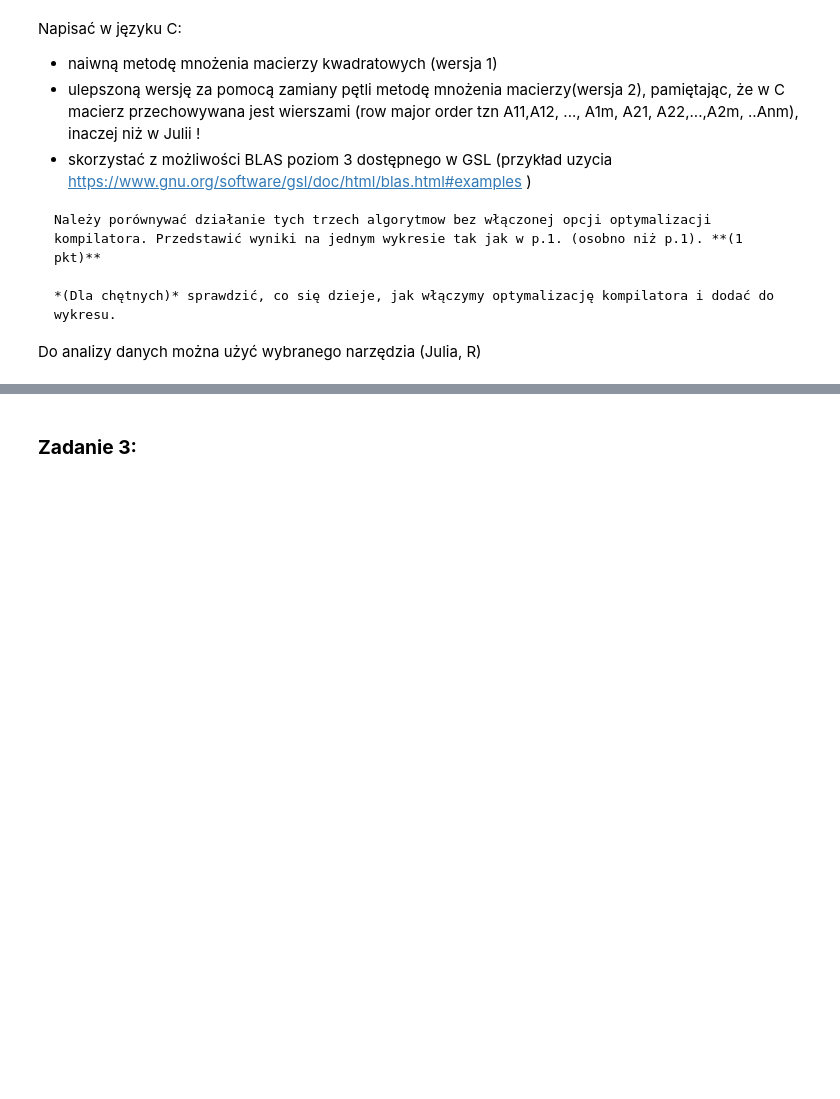
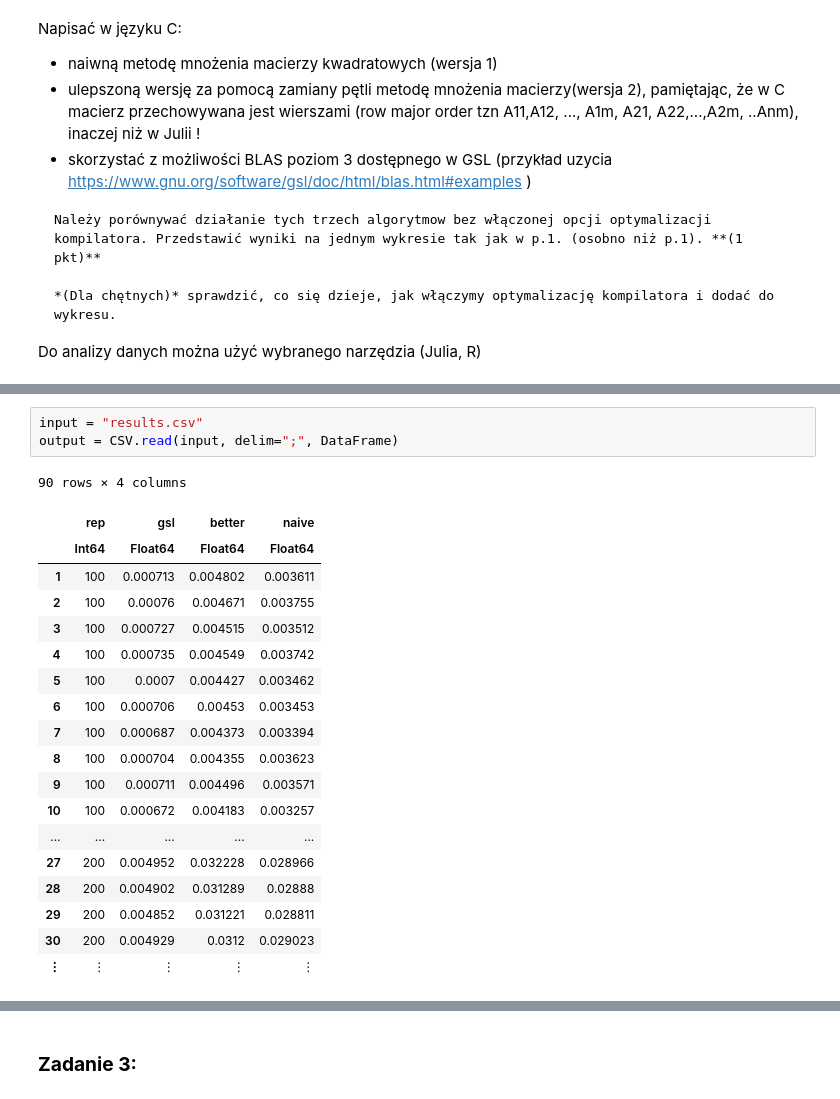
Before and after one commit to jkbstepien/MOWNIT-2022, a Jupyter notebook: lab5/lab5_mownit_jkbstepien.ipynb, the cells around one changed output, grey strips where cells are left out. Saved outputs shown, nothing was run; the diff lists cells and outputs as text; blank space fills up the shorter version.

```diff
--- a/lab5/lab5_mownit_jkbstepien.ipynb
+++ b/lab5/lab5_mownit_jkbstepien.ipynb
@@ -143,0 +316,23 @@ Do analizy danych można użyć wybranego narzędzia (Julia, R)
+# %%
+input = "results.csv"
+output = CSV.read(input, delim=";", DataFrame)
+# %% [output]
+90 rows × 4 columns
+|  | rep | gsl | better | naive |
+|  | Int64 | Float64 | Float64 | Float64 |
+| 1 | 100 | 0.000713 | 0.004802 | 0.003611 |
+| 2 | 100 | 0.00076 | 0.004671 | 0.003755 |
+| 3 | 100 | 0.000727 | 0.004515 | 0.003512 |
+| 4 | 100 | 0.000735 | 0.004549 | 0.003742 |
+| 5 | 100 | 0.0007 | 0.004427 | 0.003462 |
+| 6 | 100 | 0.000706 | 0.00453 | 0.003453 |
+| 7 | 100 | 0.000687 | 0.004373 | 0.003394 |
+| 8 | 100 | 0.000704 | 0.004355 | 0.003623 |
+| 9 | 100 | 0.000711 | 0.004496 | 0.003571 |
+| 10 | 100 | 0.000672 | 0.004183 | 0.003257 |
+| ... | ... | ... | ... | ... |
+| 27 | 200 | 0.004952 | 0.032228 | 0.028966 |
+| 28 | 200 | 0.004902 | 0.031289 | 0.02888 |
+| 29 | 200 | 0.004852 | 0.031221 | 0.028811 |
+| 30 | 200 | 0.004929 | 0.0312 | 0.029023 |
+| ⋮ | ⋮ | ⋮ | ⋮ | ⋮ |
```
Also changed, not shown: parts of 4 cells of this notebook, 3 other files.
